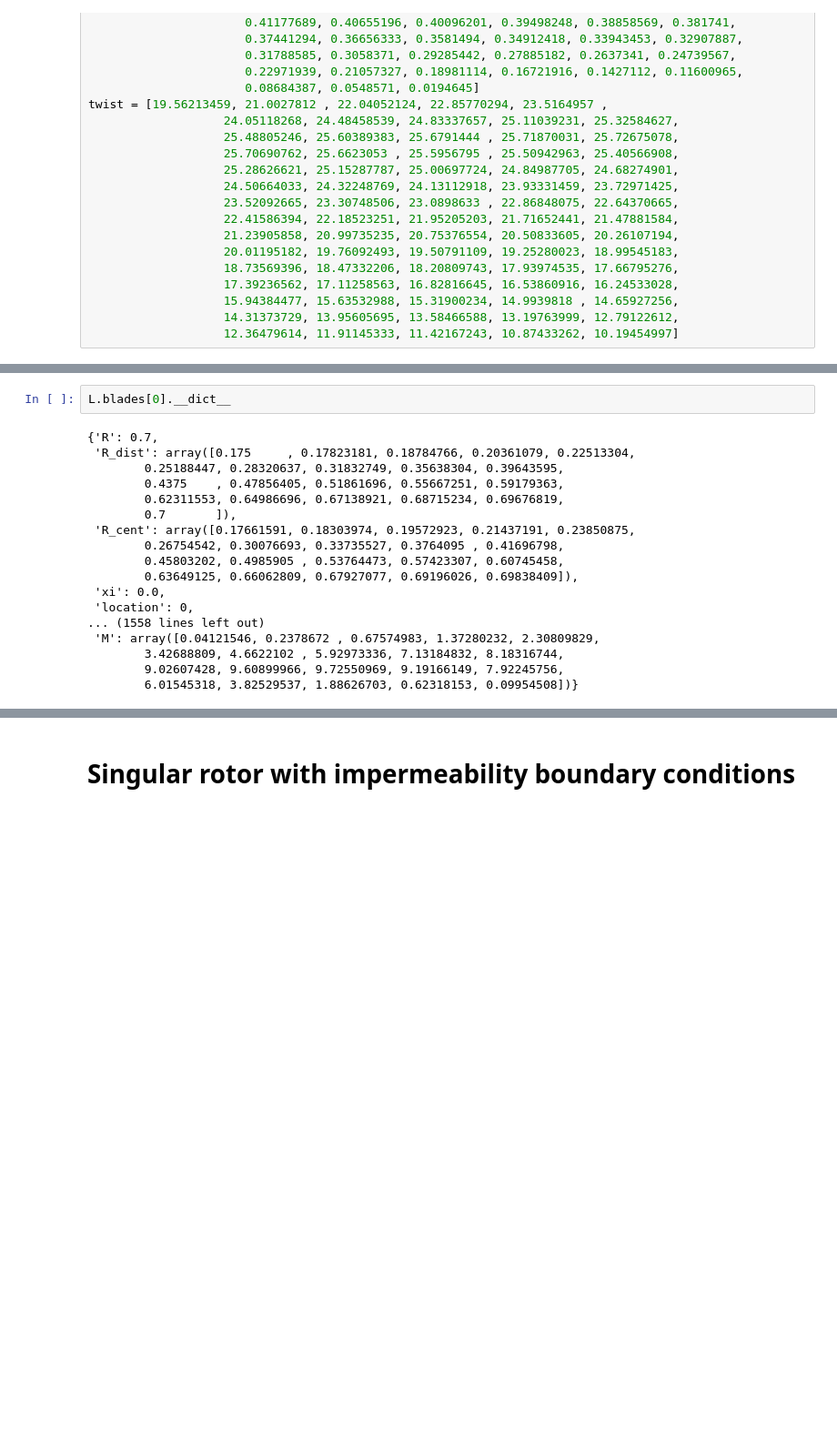
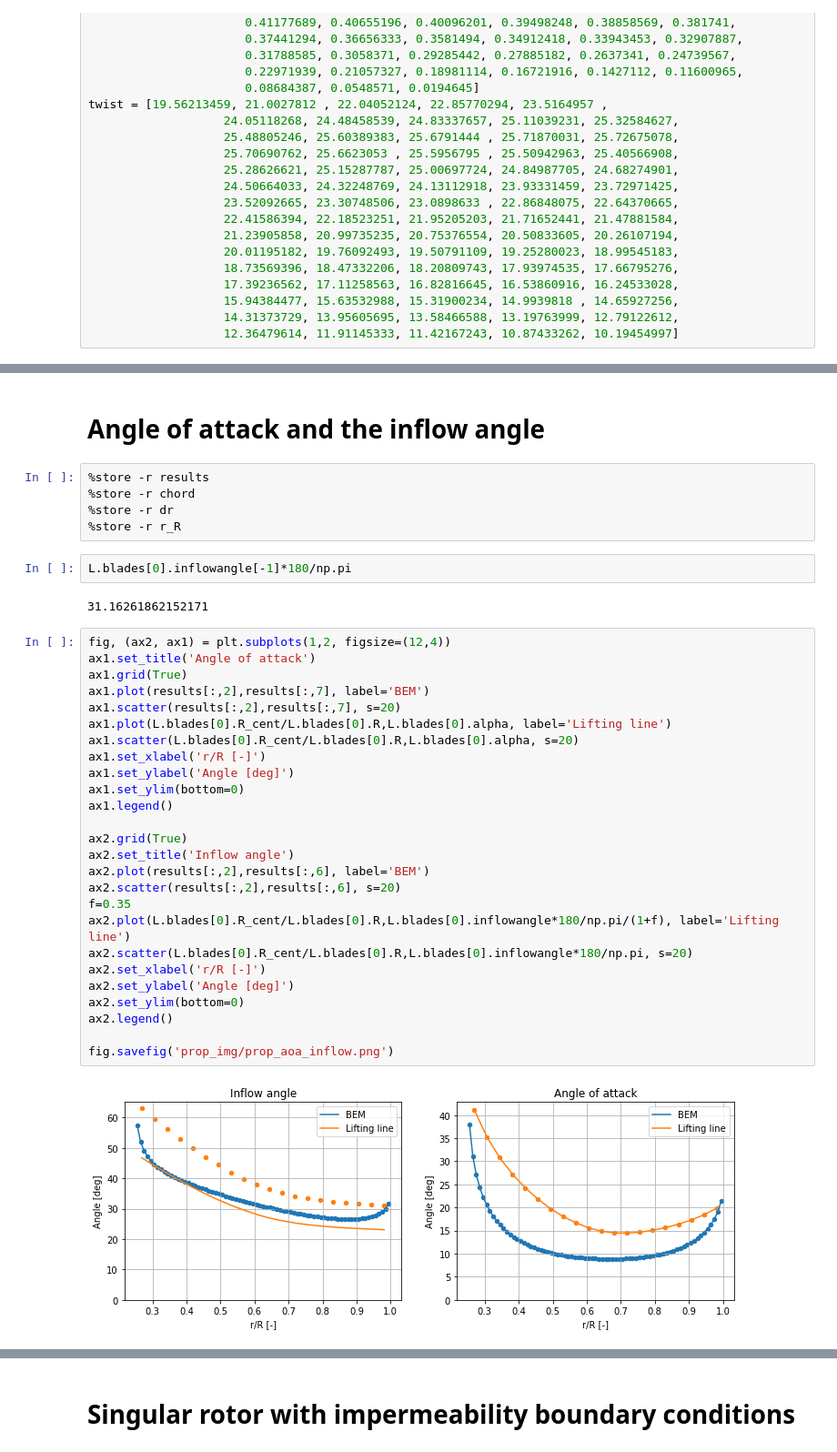
Before and after one commit to olafnekeman/rotor_wake_aerodynamics, a Jupyter notebook: Assignment2/propeller_case.ipynb, the cells around one changed output, grey strips where cells are left out. Shown at 91% size. Drawn from its saved outputs; the diff is of its cells as text; blank space fills up the shorter version.

```diff
--- a/Assignment2/propeller_case.ipynb
+++ b/Assignment2/propeller_case.ipynb
@@ -134,20 +134,39 @@ CP = 0.41675294955855763
+# %% [markdown]
+# Angle of attack and the inflow angle
+# %%
+%store -r results
+%store -r chord
+%store -r dr
+%store -r r_R
 # %%
-L.blades[0].__dict__
+L.blades[0].inflowangle[-1]*180/np.pi
 # %% [output]
-{'R': 0.7,
- 'R_dist': array([0.175     , 0.17823181, 0.18784766, 0.20361079, 0.22513304,
-        0.25188447, 0.28320637, 0.31832749, 0.35638304, 0.39643595,
-        0.4375    , 0.47856405, 0.51861696, 0.55667251, 0.59179363,
-        0.62311553, 0.64986696, 0.67138921, 0.68715234, 0.69676819,
-        0.7       ]),
- 'R_cent': array([0.17661591, 0.18303974, 0.19572923, 0.21437191, 0.23850875,
-        0.26754542, 0.30076693, 0.33735527, 0.3764095 , 0.41696798,
-        0.45803202, 0.4985905 , 0.53764473, 0.57423307, 0.60745458,
-        0.63649125, 0.66062809, 0.67927077, 0.69196026, 0.69838409]),
- 'xi': 0.0,
- 'location': 0,
-... (1558 lines left out)
- 'M': array([0.04121546, 0.2378672 , 0.67574983, 1.37280232, 2.30809829,
-        3.42688809, 4.6622102 , 5.92973336, 7.13184832, 8.18316744,
-        9.02607428, 9.60899966, 9.72550969, 9.19166149, 7.92245756,
-        6.01545318, 3.82529537, 1.88626703, 0.62318153, 0.09954508])}
+31.16261862152171
+# %%
+fig, (ax2, ax1) = plt.subplots(1,2, figsize=(12,4))
+ax1.set_title('Angle of attack')
+ax1.grid(True)
+ax1.plot(results[:,2],results[:,7], label='BEM')
+ax1.scatter(results[:,2],results[:,7], s=20)
+ax1.plot(L.blades[0].R_cent/L.blades[0].R,L.blades[0].alpha, label='Lifting line')
+ax1.scatter(L.blades[0].R_cent/L.blades[0].R,L.blades[0].alpha, s=20)
+ax1.set_xlabel('r/R [-]')
+ax1.set_ylabel('Angle [deg]')
+ax1.set_ylim(bottom=0)
+ax1.legend()
+
+ax2.grid(True)
+ax2.set_title('Inflow angle')
+ax2.plot(results[:,2],results[:,6], label='BEM')
+ax2.scatter(results[:,2],results[:,6], s=20)
+f=0.35
+ax2.plot(L.blades[0].R_cent/L.blades[0].R,L.blades[0].inflowangle*180/np.pi/(1+f), label='Lifting line')
+ax2.scatter(L.blades[0].R_cent/L.blades[0].R,L.blades[0].inflowangle*180/np.pi, s=20)
+ax2.set_xlabel('r/R [-]')
+ax2.set_ylabel('Angle [deg]')
+ax2.set_ylim(bottom=0)
+ax2.legend()
+
+fig.savefig('prop_img/prop_aoa_inflow.png')
+# %% [output]
+[figure, added]
```
Also changed, not shown: parts of 19 cells of this notebook, 10 other files.
